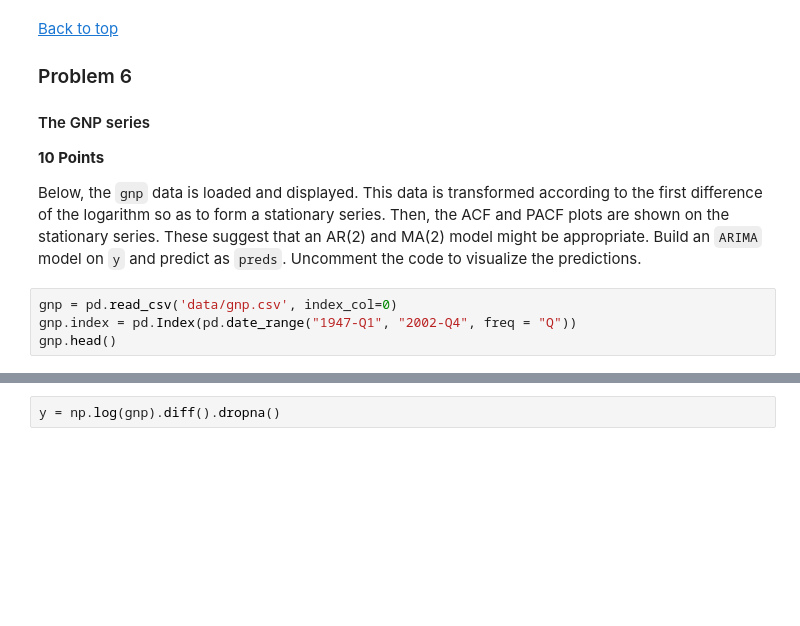
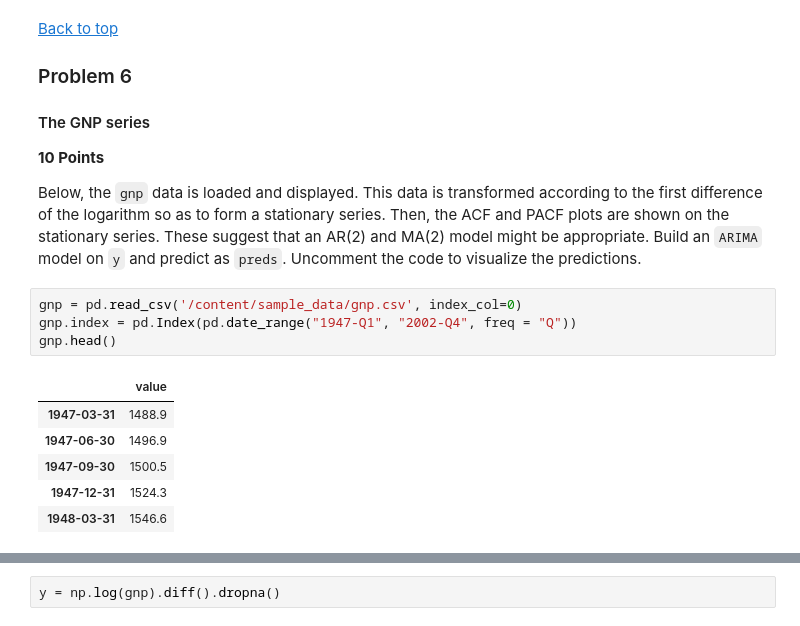
Before and after one commit to Subroy1/MSAI_AllPracticeModules, a Jupyter notebook: Module 10/Assignment10_3_ACF_PACF_Determine_stationarity.ipynb, the cells around one changed output, grey strips where cells are left out. Cells and saved outputs as stored; diff of their text form; blank space fills up the shorter version.

```diff
--- a/Module 10/Assignment10_3_ACF_PACF_Determine_stationarity.ipynb
+++ b/Module 10/Assignment10_3_ACF_PACF_Determine_stationarity.ipynb
@@ -226,8 +237,15 @@ y_future.shape
 
 Below, the `gnp` data is loaded and displayed.  This data is transformed according to the first difference of the logarithm so as to form a stationary series.  Then, the ACF and PACF plots are shown on the stationary series.  These suggest that an AR(2) and MA(2) model might be appropriate.  Build an `ARIMA` model on `y` and predict as `preds`.  Uncomment the code to visualize the predictions.
 # %%
-gnp = pd.read_csv('data/gnp.csv', index_col=0)
+gnp = pd.read_csv('/content/sample_data/gnp.csv', index_col=0)
 gnp.index = pd.Index(pd.date_range("1947-Q1", "2002-Q4", freq = "Q"))
 gnp.head()
+# %% [output]
+|  | value |
+| 1947-03-31 | 1488.9 |
+| 1947-06-30 | 1496.9 |
+| 1947-09-30 | 1500.5 |
+| 1947-12-31 | 1524.3 |
+| 1948-03-31 | 1546.6 |
 # %%
 gnp.plot()
```
Also changed, not shown: parts of 8 cells of this notebook.
